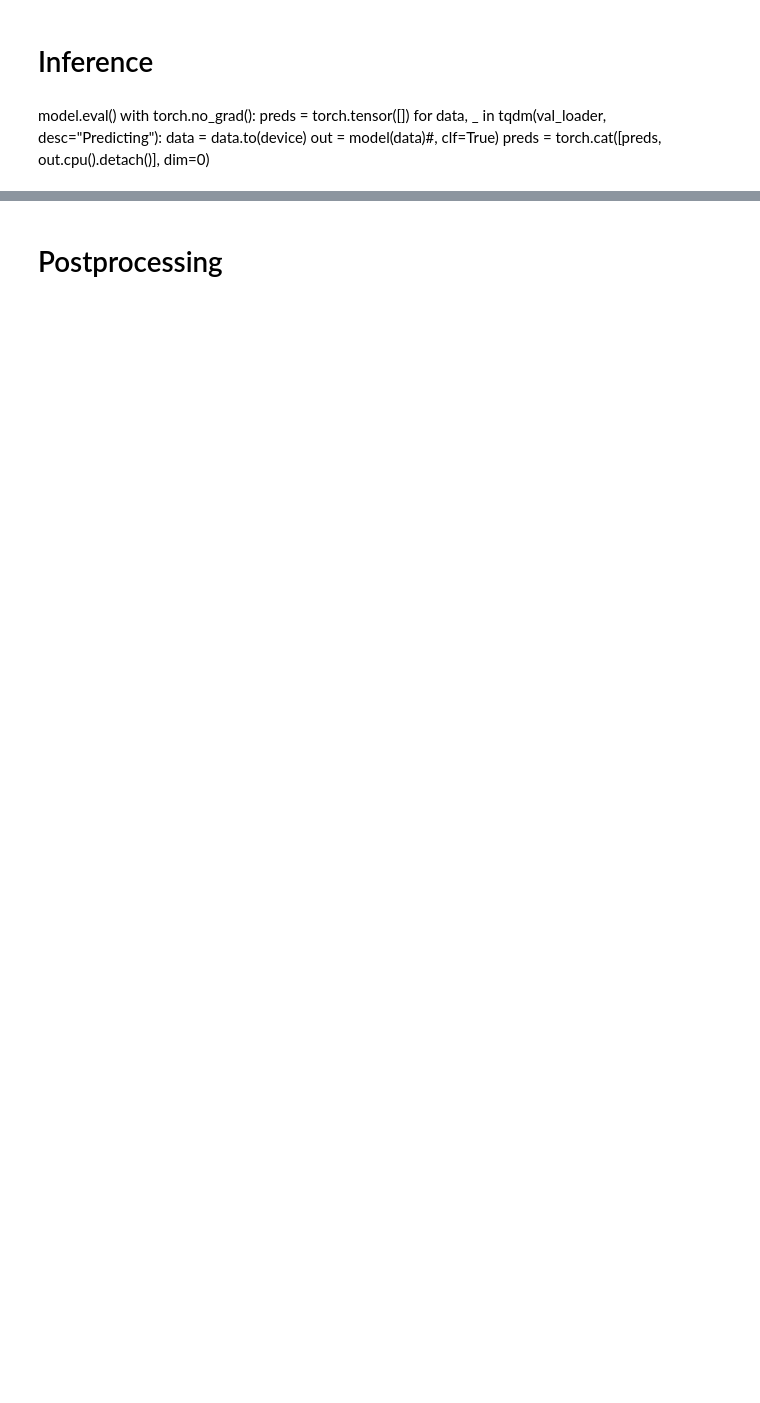
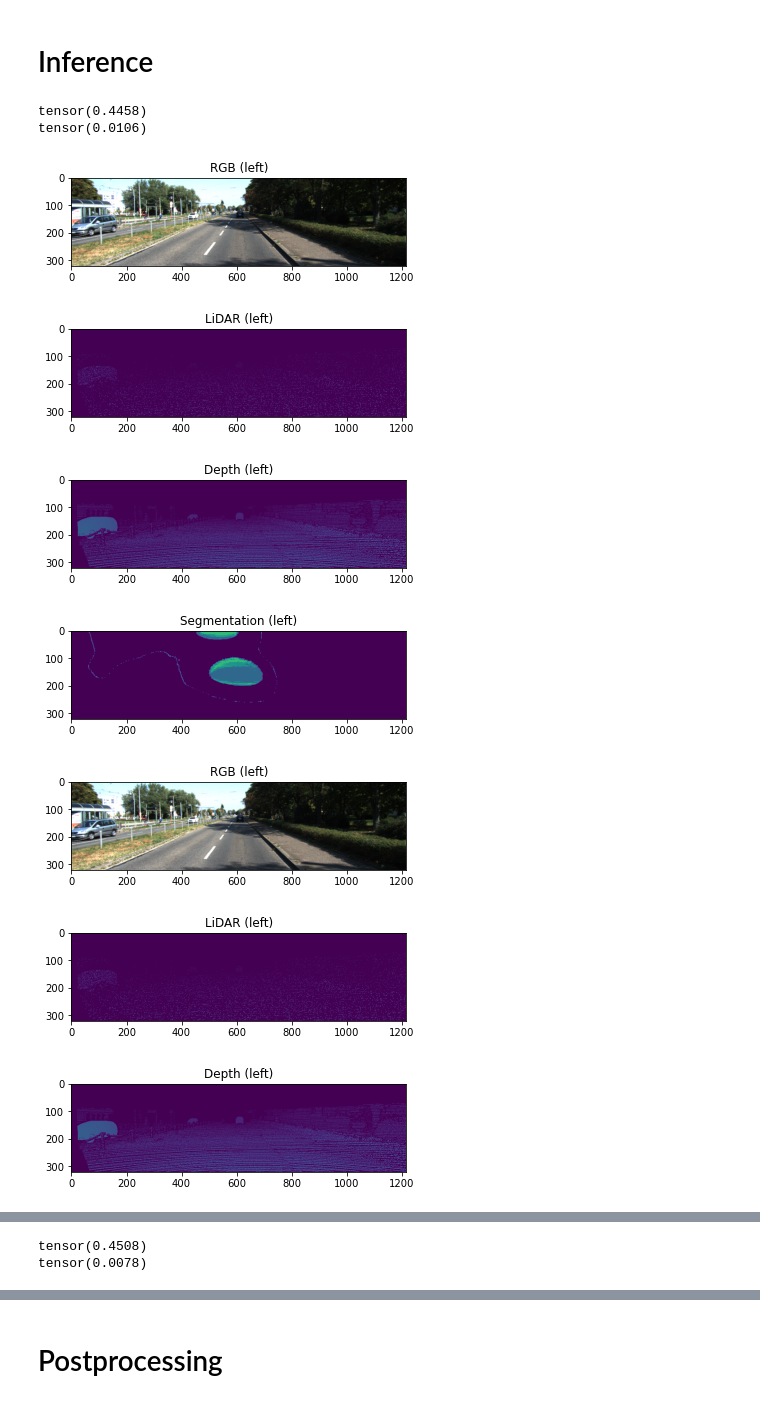
Before and after one commit to vstrozzi/Lidar_Segmentation_CV_2023, a Jupyter notebook: main.ipynb, the cells around one changed output, grey strips where cells are left out. Drawn from its saved outputs; the diff is of its cells as text; code cells hidden in the pictures; blank space fills up the shorter version.

```diff
--- a/main.ipynb
+++ b/main.ipynb
@@ -132,5 +157,7 @@ tensor(0.0116)
+# %%
+wandb_logger = WandbLogger(project ="Lidar_Segmentation", log_model="all")
 # %%
-trainer = pl.Trainer(accelerator="cpu", max_epochs=5)
+trainer = pl.Trainer(accelerator="cpu", max_epochs=2, logger=wandb_logger)
 trainer.fit(model, train_loader, val_loader)
 # %% [output]
 GPU available: False, used: False
@@ -157,2 +205,2 @@ Error:
 # %%
-model.load_state_dict(torch.load("weights/unetweightsnewdata.pt"))
+model.load_state_dict(torch.load("weights/unetweights.pt"))
@@ -195,26 +209,33 @@ plt.show()
-# %%
-with open("submission.csv", 'w') as f:
-        f.write('id,prediction\n')
-        for path in test_paths:
-            img_number = int(path.split('_')[1].split('.')[0])
-            print(img_number)
-            data = cv2.imread(path)
-            data = data_transf(data)
-            pred = postprocess(model(data.unsqueeze(0))).view(25, 25).numpy()
-            fig, ax = plt.subplots(1, 2, figsize=(15, 15))
-            ax[0].imshow(data.permute(1, 2, 0))
-            ax[1].imshow(pred)
-            plt.show()
-            for i in range(pred.shape[0]):
-                for j in range(pred.shape[1]):
-                    f.write("{:03d}_{}_{},{}\n".format(img_number, i*16, j*16, int(pred[i, j])))
 # %% [markdown]
 # Inference
-# %% [markdown]
-model.eval()
-with torch.no_grad():
-    preds = torch.tensor([])
-    for data, _ in tqdm(val_loader, desc="Predicting"):
-        data = data.to(device)
-        out = model(data)#, clf=True)
-        preds = torch.cat([preds, out.cpu().detach()], dim=0)
+# %%
+# Test model on one sample
+plot_idx = 30
+i = 0
+model.eval()
+with torch.no_grad():
+    for x, y in train_loader:
+        data = x["left_rgb"]
+        dict = {x.color:((x.trainId)) for x in labels}
+        label = torch.tensor(list(map(lambda y: RGBtoOneHot(y, dict).astype(int), y)))
+        out = model(data)
+        loss = loss_fct(out, label)
+        pred = torch.argmax(out, 1)
+
+        acc = metric(pred.squeeze(), label.squeeze())
+        if i % plot_idx  == 5:
+            print(loss)
+            print(acc)
+            show(x, pred)
+            show(x, label)
+        i+=1
+# %% [output]
+tensor(0.4458)
+tensor(0.0106)
+[figure, added]
+[figure, added]
+[figure, added]
+[figure, added]
+[figure, added]
+[figure, added]
+[figure, added]
@@ -220,0 +243,2 @@ with torch.no_grad():
+tensor(0.4508)
+tensor(0.0078)
```
Also changed, not shown: parts of 19 cells of this notebook, 3 other files.
